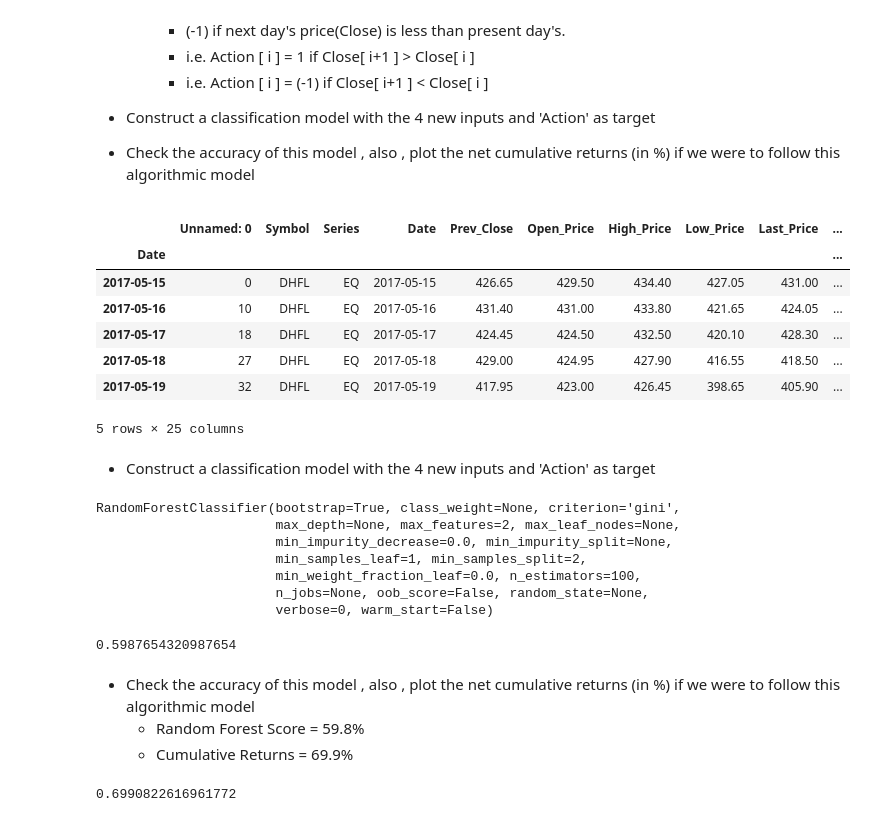
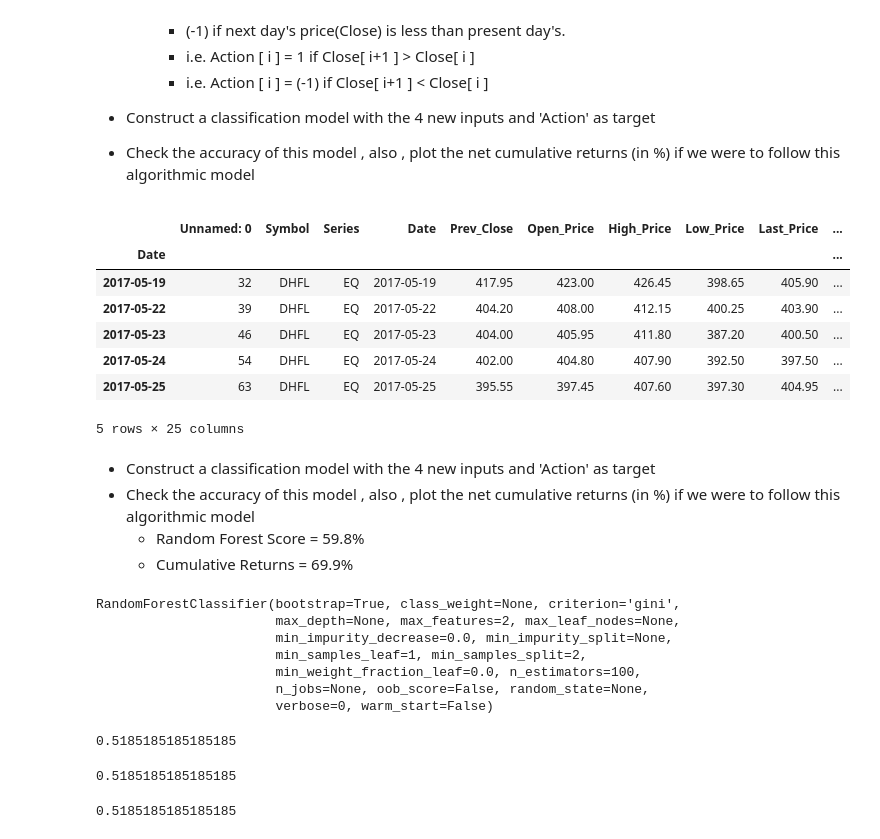
Before and after one commit to JamesMcGuigan/aspiration-ai-internship, a Jupyter notebook: python3/module_4/module_4.ipynb, the cells around one changed output. Drawn from its saved outputs; the diff is of its cells as text; code cells hidden in the pictures.

```diff
--- a/python3/module_4/module_4.ipynb
+++ b/python3/module_4/module_4.ipynb
@@ -171,37 +172,44 @@ Now, we'll again utilize classification to make a trade call, and measure the ef
 # %%
 dhfl = pd.read_csv('../../data_output/module_1/python3/stocks/Mid_Cap/DHFL.csv', parse_dates=['Date']);
 dhfl.set_index('Date', drop=False, inplace=True)
 
 dhfl['pc_Open_Close'] = ( dhfl['Close_Price'] - dhfl['Open_Price'] ) / dhfl['Open_Price']
 dhfl['pc_High_Low']   = ( dhfl['High_Price']  - dhfl['Low_Price']  ) / dhfl['Low_Price']
-dhfl['5_day_mean']    = dhfl['Close_Price'].rolling(5).mean()
-dhfl['5_day_std']     = dhfl['Close_Price'].rolling(5).std()
+dhfl['5_day_mean']    = dhfl['Day_Perc_Change'].rolling(5).mean()
+dhfl['5_day_std']     = dhfl['Day_Perc_Change'].rolling(5).std()
+dhfl.dropna(inplace=True)
 
-# Create a new column 'Action' whose values are:
-dhfl.reset_index(drop=True, inplace=True)  # reset to numeric indices
-for index, today in dhfl.iterrows():
-    try:
-        tomorrow = dhfl.iloc[index+1]
-        if   tomorrow['Close_Price'] > today['Close_Price']: action_value =  1
-        elif tomorrow['Close_Price'] < today['Close_Price']: action_value = -1
-        else:                                                action_value =  0
-        dhfl.at[index, 'Action'] = action_value;
-    except: pass  # catch out of bounds error
+# Shorthand syntax for the below loop - NOTE: returns NaN for last value, and doesn't deal with == edgecase as 0
+dhfl['Action'] = np.where( dhfl['Close_Price'].shift(-1) > dhfl['Close_Price'], 1, -1 )
 
-dhfl.set_index('Date', drop=False, inplace=True)  # Restore index
+# # Create a new column 'Action' whose values are:
+# dhfl.reset_index(drop=True, inplace=True)  # reset to numeric indices
+# for index, today in dhfl.iterrows():
+#     try:
+#         tomorrow = dhfl.iloc[index+1]
+#         if   tomorrow['Close_Price'] > today['Close_Price']: action_value =  1
+#         elif tomorrow['Close_Price'] < today['Close_Price']: action_value = -1
+#         else:                                                action_value =  0
+#         dhfl.at[index, 'Action'] = action_value;
+#     except: pass  # catch out of bounds error
+# dhfl.set_index('Date', drop=False, inplace=True)  # Restore index
+
 dhfl.to_csv('../../data_output/module_4/DHFL.csv');
 dhfl.head()
 # %% [output]
 |  | Unnamed: 0 | Symbol | Series | Date | Prev_Close | Open_Price | High_Price | Low_Price | Last_Price | ... |
 | Date |  |  |  |  |  |  |  |  |  | ... |
-| 2017-05-15 | 0 | DHFL | EQ | 2017-05-15 | 426.65 | 429.50 | 434.40 | 427.05 | 431.00 | ... |
-| 2017-05-16 | 10 | DHFL | EQ | 2017-05-16 | 431.40 | 431.00 | 433.80 | 421.65 | 424.05 | ... |
-| 2017-05-17 | 18 | DHFL | EQ | 2017-05-17 | 424.45 | 424.50 | 432.50 | 420.10 | 428.30 | ... |
-| 2017-05-18 | 27 | DHFL | EQ | 2017-05-18 | 429.00 | 424.95 | 427.90 | 416.55 | 418.50 | ... |
 | 2017-05-19 | 32 | DHFL | EQ | 2017-05-19 | 417.95 | 423.00 | 426.45 | 398.65 | 405.90 | ... |
+| 2017-05-22 | 39 | DHFL | EQ | 2017-05-22 | 404.20 | 408.00 | 412.15 | 400.25 | 403.90 | ... |
+| 2017-05-23 | 46 | DHFL | EQ | 2017-05-23 | 404.00 | 405.95 | 411.80 | 387.20 | 400.50 | ... |
+| 2017-05-24 | 54 | DHFL | EQ | 2017-05-24 | 402.00 | 404.80 | 407.90 | 392.50 | 397.50 | ... |
+| 2017-05-25 | 63 | DHFL | EQ | 2017-05-25 | 395.55 | 397.45 | 407.60 | 397.30 | 404.95 | ... |
 5 rows × 25 columns
 # %% [markdown]
 - Construct a classification model with the 4 new inputs and 'Action' as target
+- Check the accuracy of this model , also , plot the net cumulative returns (in %) if we were to follow this algorithmic model
+    - Random Forest Score = 59.8%
+    - Cumulative Returns  = 69.9%
 # %%
 X = dhfl.dropna()[['pc_Open_Close', 'pc_High_Low', '5_day_mean', '5_day_std']]
 y = dhfl.dropna()['Action']
@@ -209,10 +217,7 @@ X = StandardScaler().fit_transform(X)
 X_train, X_test, y_train, y_test = train_test_split(X, y, test_size=0.33, random_state=42)
 
 random_forest = RandomForestClassifier(n_estimators=100, max_features=2)
-print( random_forest )
-
-random_forest.fit(X_train,  y_train)
-random_forest.score(X_test, y_test)
+random_forest
 # %% [output]
 RandomForestClassifier(bootstrap=True, class_weight=None, criterion='gini',
                        max_depth=None, max_features=2, max_leaf_nodes=None,
@@ -221,13 +226,19 @@ RandomForestClassifier(bootstrap=True, class_weight=None, criterion='gini',
                        min_weight_fraction_leaf=0.0, n_estimators=100,
                        n_jobs=None, oob_score=False, random_state=None,
                        verbose=0, warm_start=False)
-0.5987654320987654
-# %% [markdown]
-- Check the accuracy of this model , also , plot the net cumulative returns (in %) if we were to follow this algorithmic model
-    - Random Forest Score = 59.8%
-    - Cumulative Returns  = 69.9%
-# %%
-cumulative_returns = ( 1 + dhfl['pc_Open_Close'] * dhfl['Action'] ).prod() - 1
-cumulative_returns
-# %% [output]
-0.6990822616961772
+# %%
+# Score using the inbult score function
+random_forest.fit(X_train,  y_train)
+random_forest.score(X_test, y_test)
+# %% [output]
+0.5185185185185185
+# %%
+# Score using sklearn.metrics.accuracy_score(normalize=True) is exactly the same
+accuracy_score( y_test, random_forest.predict(X_test), normalize=True )  # normalize=True means give percentage results
+# %% [output]
+0.5185185185185185
+# %%
+# Score using sklearn.metrics.accuracy_score(normalize=False) / len(X_test) = also provides percentage
+accuracy_score( y_test, random_forest.predict(X_test), normalize=False ) / len(X_test)
+# %% [output]
+0.5185185185185185
```
Also changed, not shown: parts of 4 cells of this notebook, 2 other files.
